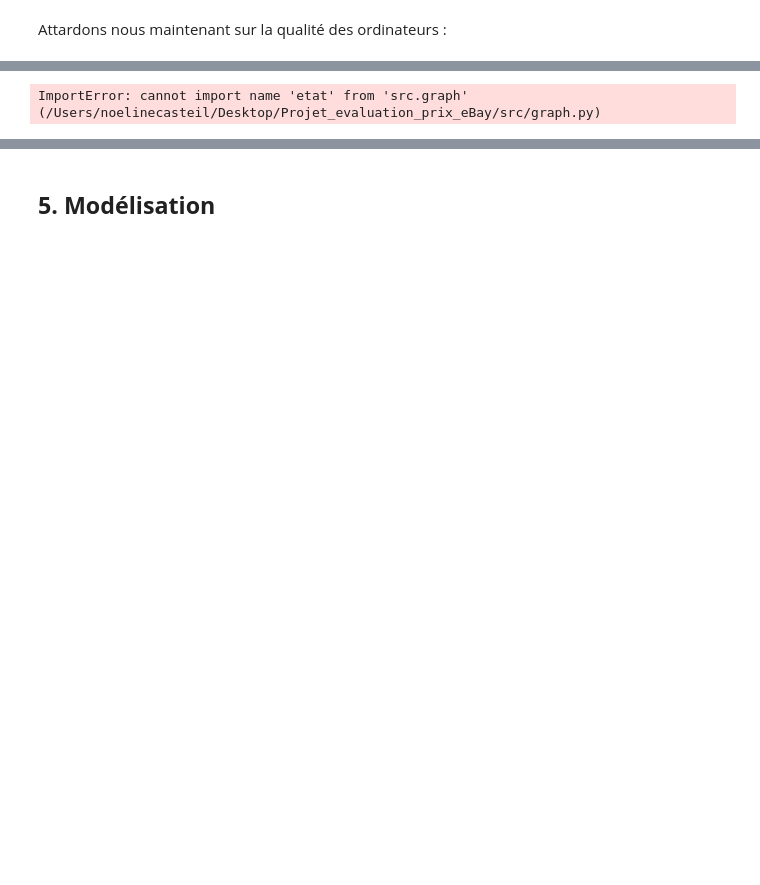
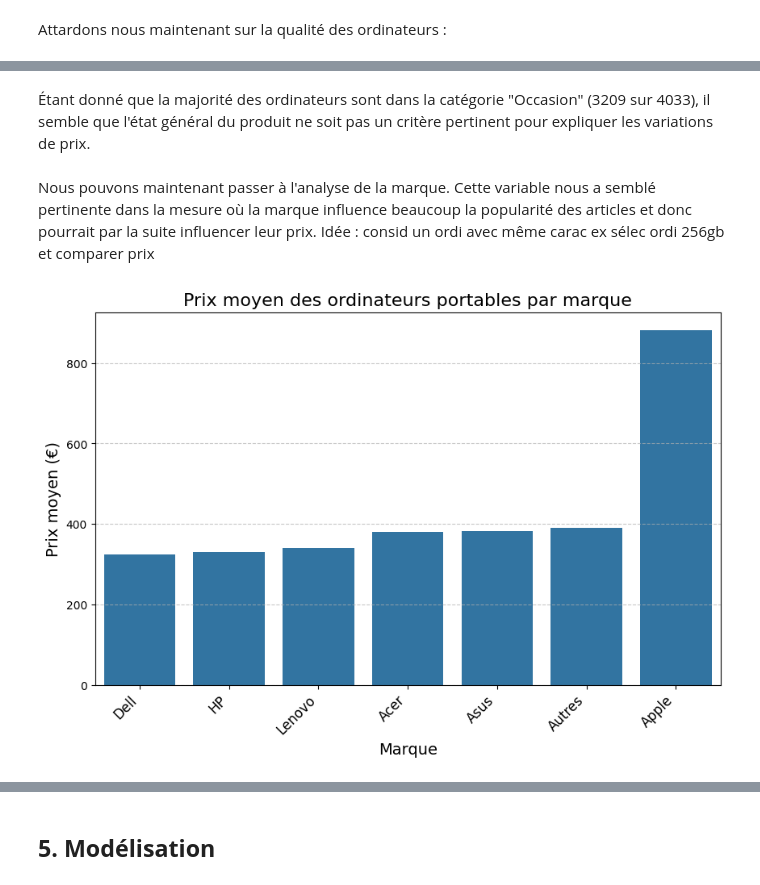
Before and after one commit to albantony/Projet_evaluation_prix_eBay, a Jupyter notebook: notebook.ipynb, the cells around one changed output, grey strips where cells are left out. Drawn from its saved outputs; the diff is of its cells as text; code cells hidden in the pictures; blank space fills up the shorter version.

Commit message:
ajout partie visualisation notebook

```diff
--- a/notebook.ipynb
+++ b/notebook.ipynb
@@ -408,5 +420,10 @@ Attardons nous maintenant sur la qualité des ordinateurs :
+# %% [markdown]
+Étant donné que la majorité des ordinateurs sont dans la catégorie "Occasion" (3209 sur 4033), il semble que l'état général du produit ne soit pas un critère pertinent pour expliquer les variations de prix.
+# %% [markdown]
+Nous pouvons maintenant passer à l'analyse de la marque. Cette variable nous a semblé pertinente dans la mesure où la marque influence beaucoup la popularité des articles et donc pourrait par la suite influencer leur prix.
+Idée : consid un ordi avec même carac ex sélec ordi 256gb et comparer prix
 # %%
-from src.graph import etat
-etat(df)
+from src.graph import avgprice_brand
+avgprice_brand(df)
 # %% [output]
-ImportError: cannot import name 'etat' from 'src.graph' (/Users/noelinecasteil/Desktop/Projet_evaluation_prix_eBay/src/graph.py)
+[figure, added]
```
Also changed, not shown: parts of 17 cells of this notebook, 1 other file.
